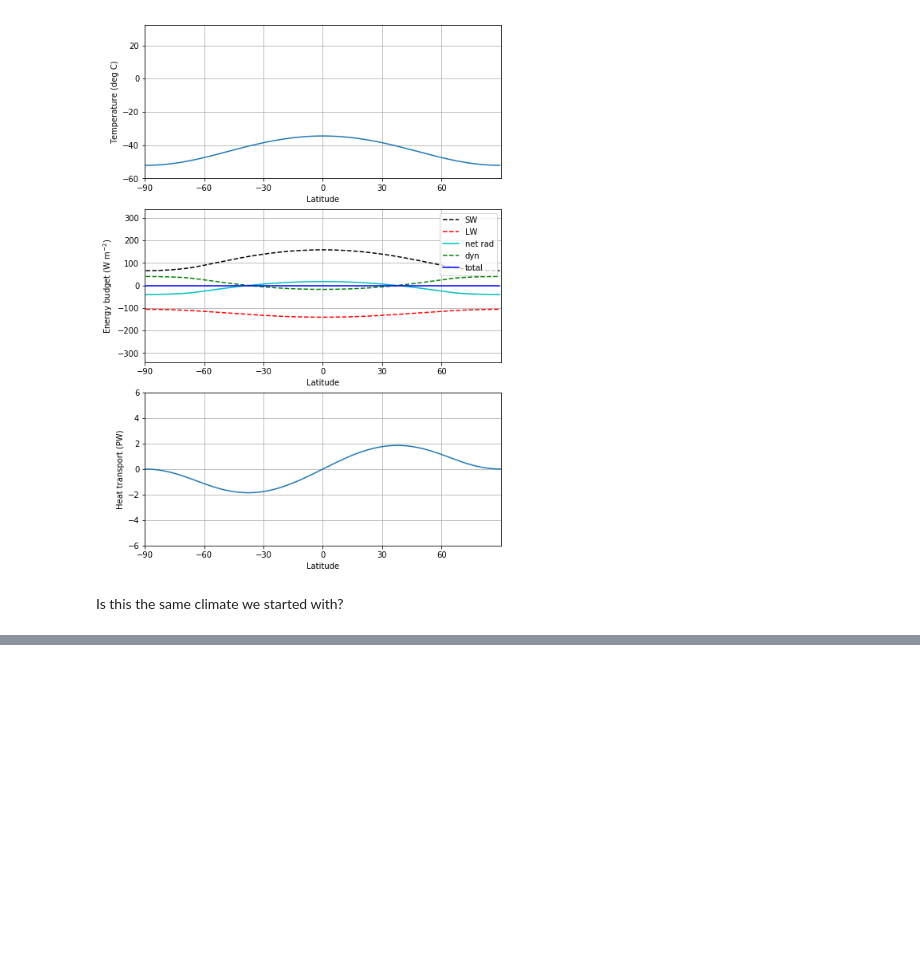
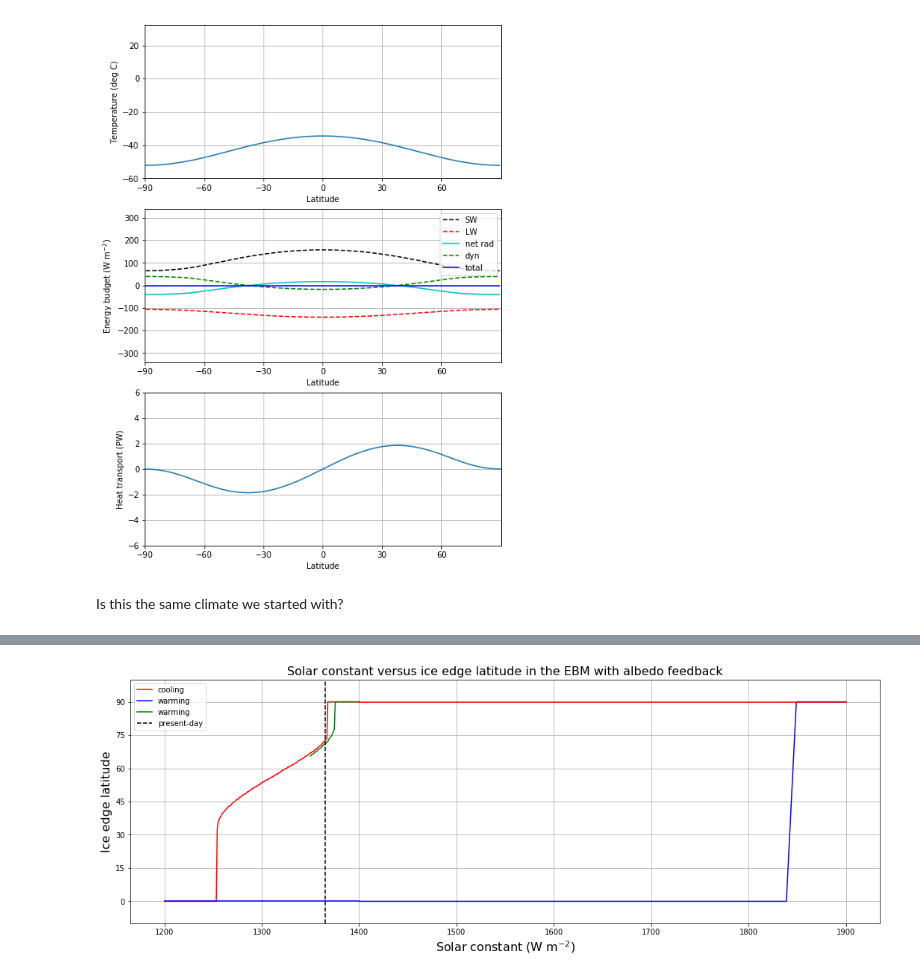
Before and after one commit to brian-rose/env-415, a Jupyter notebook: notes/L17_albedo_feedback.ipynb, the cells around one changed output, grey strips where cells are left out. Saved outputs shown, nothing was run; the diff lists cells and outputs as text; code cells hidden in the pictures; blank space fills up the shorter version.

```diff
--- a/notes/L17_albedo_feedback.ipynb
+++ b/notes/L17_albedo_feedback.ipynb
@@ -350,0 +532,32 @@ You will look at this in your homework assignment.
+# %%
+S0array_snowballmelt = np.linspace(1400., 1900., 50)
+icelat_snowballmelt = np.empty_like(S0array_snowballmelt)
+icelat_snowballmelt_cooling = np.empty_like(S0array_snowballmelt)
+
+for n in range(S0array_snowballmelt.size):
+    model2.subprocess['insolation'].S0 = S0array_snowballmelt[n]
+    model2.integrate_years(10, verbose=False)
+    icelat_snowballmelt[n] = np.max(model2.icelat)
+
+for n in range(S0array_snowballmelt.size):
+    model2.subprocess['insolation'].S0 = np.flipud(S0array_snowballmelt)[n]
+    model2.integrate_years(10, verbose=False)
+    icelat_snowballmelt_cooling[n] = np.max(model2.icelat)
+# %%
+fig = plt.figure( figsize=(18,6) )
+ax = fig.add_subplot(111)
+ax.plot(S0array, icelat_cooling, 'r-', label='cooling' )
+ax.plot(S0array, icelat_warming, 'b-', label='warming' )
+ax.plot(S0array3, icelat3, 'g-', label='warming' )
+ax.plot(S0array_snowballmelt, icelat_snowballmelt, 'b-' )
+ax.plot(S0array_snowballmelt, icelat_snowballmelt_cooling, 'r-' )
+ax.set_ylim(-10,100)
+ax.set_yticks((0,15,30,45,60,75,90))
+ax.grid()
+ax.set_ylabel('Ice edge latitude', fontsize=16)
+ax.set_xlabel('Solar constant (W m$^{-2}$)', fontsize=16)
+ax.plot( [const.S0, const.S0], [-10, 100], 'k--', label='present-day' )
+ax.legend(loc='upper left')
+ax.set_title('Solar constant versus ice edge latitude in the EBM with albedo feedback', fontsize=16);
+# %% [output]
+[figure, added]
```
Also changed, not shown: parts of 46 cells of this notebook, 5 other files.
